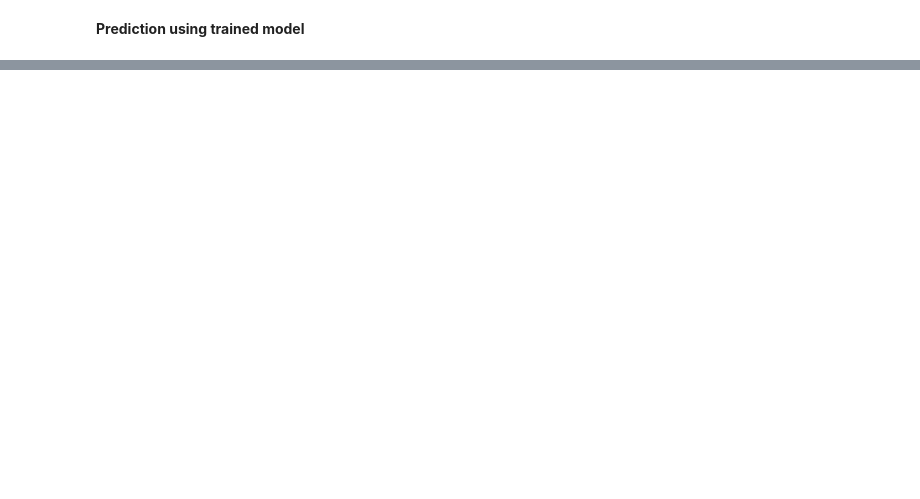
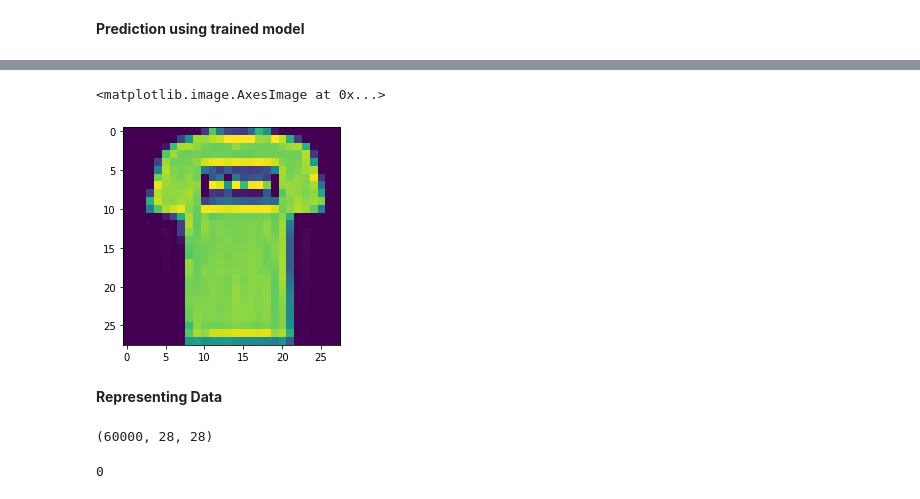
Before and after one commit to mukeshrock7897/tensorflow-excercise, a Jupyter notebook: tensorflow_excercise.ipynb, the cells around one changed output, grey strips where cells are left out. Cells and saved outputs as stored; diff of their text form; code cells hidden in the pictures; blank space fills up the shorter version.

```diff
--- a/tensorflow_excercise.ipynb
+++ b/tensorflow_excercise.ipynb
@@ -73,0 +111,4 @@ print(model.predict([5.0]))
+# %%
+mnist=tf.keras.datasets.fashion_mnist
+# %%
+(training_images , training_lable),(test_images , test_label)=mnist.load_data()
@@ -73,0 +150,17 @@ print(model.predict([5.0]))
+# %%
+np.set_printoptions(linewidth=200)
+import matplotlib.pyplot as plt
+plt.imshow(training_images[1])
+# %% [output]
+<matplotlib.image.AxesImage at 0x...>
+[figure, added]
+# %% [markdown]
+**Representing Data**
+# %%
+print(training_images.shape)
+# %% [output]
+(60000, 28, 28)
+# %%
+print(training_lable[1])
+# %% [output]
+0
```
Also changed, not shown: parts of 24 cells of this notebook.
